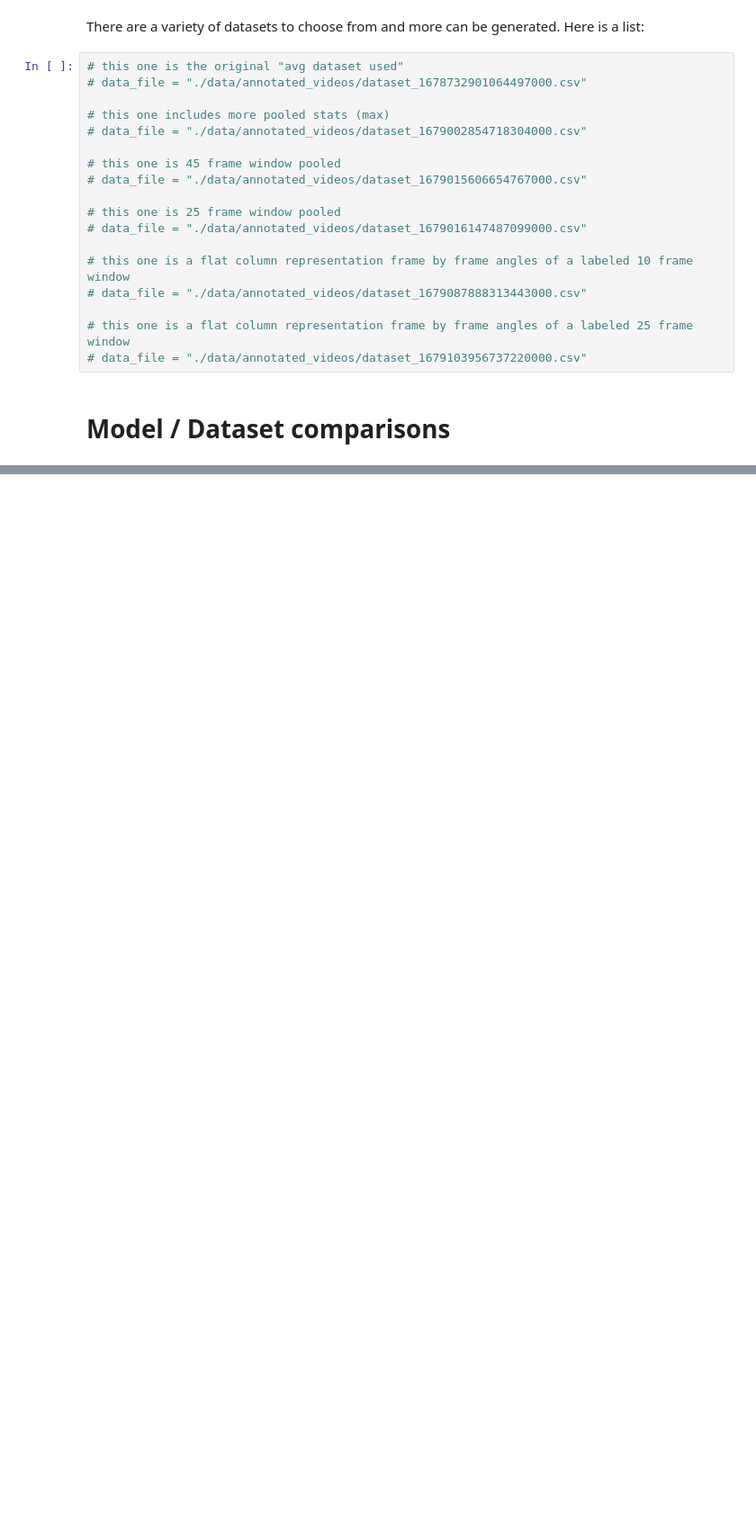
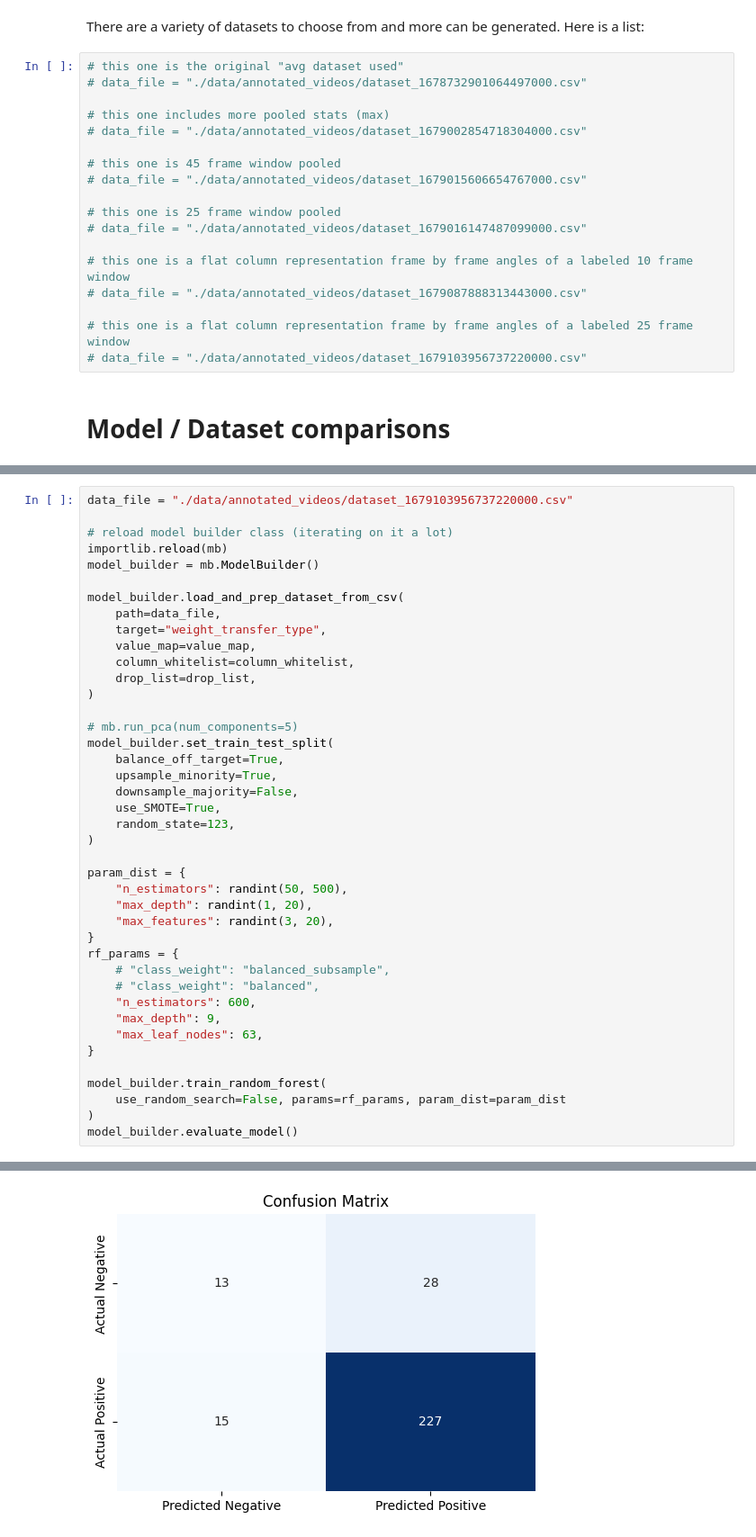
Before and after one commit to mrilikecoding/StreamPoseML, a Jupyter notebook: notebook.ipynb, the cells around one changed output, grey strips where cells are left out. Shown at 90% size. Cells and saved outputs as stored; diff of their text form; blank space fills up the shorter version.

```diff
--- a/notebook.ipynb
+++ b/notebook.ipynb
@@ -174,0 +149,42 @@ if False:
+# %%
+data_file = "./data/annotated_videos/dataset_1679103956737220000.csv"
+
+# reload model builder class (iterating on it a lot)
+importlib.reload(mb)
+model_builder = mb.ModelBuilder()
+
+model_builder.load_and_prep_dataset_from_csv(
+    path=data_file,
+    target="weight_transfer_type",
+    value_map=value_map,
+    column_whitelist=column_whitelist,
+    drop_list=drop_list,
+)
+
+# mb.run_pca(num_components=5)
+model_builder.set_train_test_split(
+    balance_off_target=True,
+    upsample_minority=True,
+    downsample_majority=False,
+    use_SMOTE=True,
+    random_state=123,
+)
+
+param_dist = {
+    "n_estimators": randint(50, 500),
+    "max_depth": randint(1, 20),
+    "max_features": randint(3, 20),
+}
+rf_params = {
+    # "class_weight": "balanced_subsample",
+    # "class_weight": "balanced",
+    "n_estimators": 600,
+    "max_depth": 9,
+    "max_leaf_nodes": 63,
+}
+
+model_builder.train_random_forest(
+    use_random_search=False, params=rf_params, param_dist=param_dist
+)
+model_builder.evaluate_model()
+# %% [output]
@@ -174,0 +214 @@ if False:
+[figure, added]
```
Also changed, not shown: parts of 65 cells of this notebook, 1 other file.
